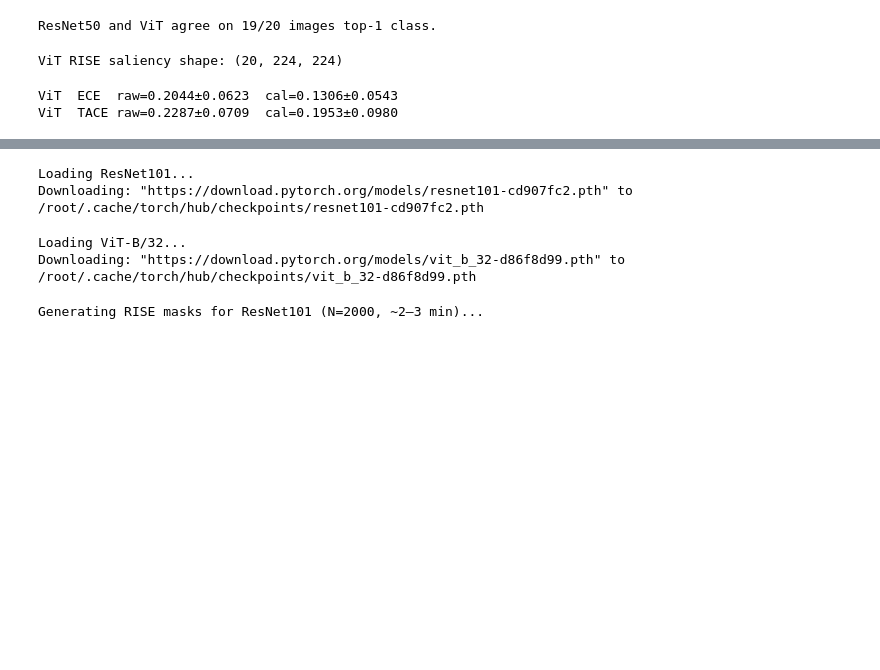
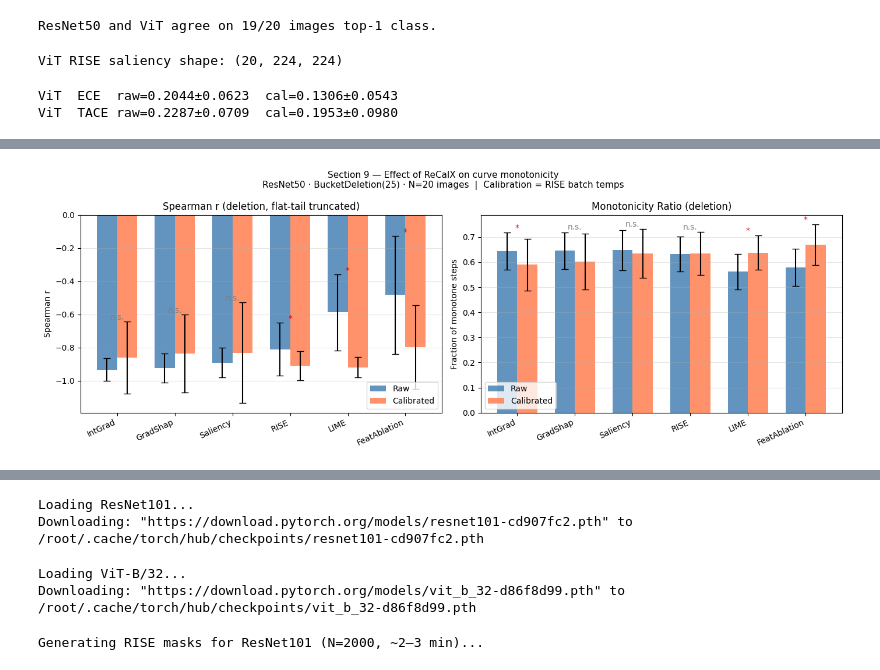
Before and after one commit to kapitan05/causal_calibration, a Jupyter notebook: notebooks/03_calibration_test.ipynb, the cells around one changed output, grey strips where cells are left out. Saved outputs shown, nothing was run; the diff lists cells and outputs as text; code cells hidden in the pictures; blank space fills up the shorter version.

Commit message:
new section 7b

```diff
--- a/notebooks/03_calibration_test.ipynb
+++ b/notebooks/03_calibration_test.ipynb
@@ -1268,39 +1511,90 @@ plt.show()
 # %%
-print(
-    f"{'Method':<16} {'ΔAUC med':>9} {'p(AUC)':>9}{'':>2} "
-    f"{'ΔSpear med':>11} {'p(Spear)':>10}{'':>2} {'Sig?':>5}"
-)
-print("-" * 72)
+# Wilcoxon signed-rank test: does calibration significantly change Spearman r and monotonicity ratio?
+# H0: calibration does not shift the metric  |  alpha = 0.05  |  * = significant
+import pandas as pd
 
+s9_rows = []
 sig_results = {}
+
 for method in METHODS_ALL:
     entries = curve_data[method]
-    raw_aucs = [e["raw_auc"] for e in entries]
-    cal_aucs = [e["cal_auc"] for e in entries]
     raw_sp = [calculate_spearman(e["raw_probs"], e["levels"]) for e in entries]
     cal_sp = [calculate_spearman(e["cal_probs"], e["levels"]) for e in entries]
+    raw_mo = [calculate_monotonicity_ratio(e["raw_probs"], mode="deletion") for e in entries]
+    cal_mo = [calculate_monotonicity_ratio(e["cal_probs"], mode="deletion") for e in entries]
 
-    _, p_auc = test_calibration_significance(raw_aucs, cal_aucs)
     _, p_sp = test_calibration_significance(raw_sp, cal_sp)
+    _, p_mo = test_calibration_significance(raw_mo, cal_mo)
 
-    d_auc = float(np.median(np.array(cal_aucs) - np.array(raw_aucs)))
     d_sp = float(np.median(np.array(cal_sp) - np.array(raw_sp)))
-    sig = "YES *" if p_auc < 0.05 or p_sp < 0.05 else "no"
+    d_mo = float(np.median(np.array(cal_mo) - np.array(raw_mo)))
 
-    sig_results[method] = dict(d_auc=d_auc, p_auc=p_auc, d_sp=d_sp, p_sp=p_sp)
+    sig_results[method] = dict(
+        raw_sp=raw_sp, cal_sp=cal_sp, p_sp=p_sp,
+        raw_mo=raw_mo, cal_mo=cal_mo, p_mo=p_mo,
+    )
+    s9_rows.append({
+        "Method":    METHOD_LABELS[method],
+        "Spear raw": f"{np.mean(raw_sp):+.3f} ±{np.std(raw_sp):.3f}",
+        "Spear cal": f"{np.mean(cal_sp):+.3f} ±{np.std(cal_sp):.3f}",
+        "ΔSpear":   f"{d_sp:+.4f}",
+        "p(Spear)":  f"{p_sp:.4f}{'*' if p_sp < 0.05 else ''}",
+        "Mono raw":  f"{np.mean(raw_mo):.3f} ±{np.std(raw_mo):.3f}",
+        "Mono cal":  f"{np.mean(cal_mo):.3f} ±{np.std(cal_mo):.3f}",
+        "ΔMono":    f"{d_mo:+.4f}",
+        "p(Mono)":   f"{p_mo:.4f}{'*' if p_mo < 0.05 else ''}",
+    })
 
-    auc_star = "*" if p_auc < 0.05 else " "
-    sp_star = "*" if p_sp < 0.05 else " "
-    print(
-        f"{METHOD_LABELS[method]:<16} {d_auc:>+9.4f} {p_auc:>9.4f}{auc_star:>2} "
-        f"{d_sp:>+11.4f} {p_sp:>10.4f}{sp_star:>2} {sig:>5}"
-    )
+df_s9 = pd.DataFrame(s9_rows)
+print("Wilcoxon signed-rank test — effect of ReCalX on Spearman r and Monotonicity ratio")
+print("Calibration = RISE batch-fitted temperatures (Section 3)  |  N=20 images per method")
+print()
+print(df_s9.to_string(index=False))
+print()
+print("* = p < 0.05 (significant)  |  delta = median(calibrated − raw)")
+print("Spearman r: deletion ideal −1  |  Monotonicity: fraction of monotone steps, ideal 1.0")
 
-print("\nInterpretation (α=0.05, * = significant):")
-for method in METHODS_ALL:
-    r = sig_results[method]
-    lbl = METHOD_LABELS[method]
-    auc_str = f"AUC {'↓' if r['d_auc'] < 0 else '↑'} p={r['p_auc']:.3f}{'*' if r['p_auc'] < 0.05 else ''}"
-    sp_str = f"Spearman {'↓' if r['d_sp'] < 0 else '↑'} p={r['p_sp']:.3f}{'*' if r['p_sp'] < 0.05 else ''}"
-    print(f"  {lbl}: {auc_str}  |  {sp_str}")
+# Bar chart: Spearman and Monotonicity side by side, raw vs calibrated
+sort_idx = np.argsort([np.mean(sig_results[m]["raw_sp"]) for m in METHODS_ALL])
+sorted_methods = [METHODS_ALL[i] for i in sort_idx]
+sorted_labels  = [METHOD_LABELS[m] for m in sorted_methods]
+
+x = np.arange(len(sorted_methods))
+w = 0.35
+
+fig, axes = plt.subplots(1, 2, figsize=(14, 5))
+
+for ax, raw_key, cal_key, p_key, title, ylabel in [
+    (axes[0], "raw_sp", "cal_sp", "p_sp",
+     "Spearman r (deletion, flat-tail truncated)", "Spearman r"),
+    (axes[1], "raw_mo", "cal_mo", "p_mo",
+     "Monotonicity Ratio (deletion)", "Fraction of monotone steps"),
+]:
+    raw_v = [np.mean(sig_results[m][raw_key]) for m in sorted_methods]
+    cal_v = [np.mean(sig_results[m][cal_key]) for m in sorted_methods]
+    raw_e = [np.std(sig_results[m][raw_key])  for m in sorted_methods]
+    cal_e = [np.std(sig_results[m][cal_key])  for m in sorted_methods]
+    ax.bar(x - w/2, raw_v, w, yerr=raw_e, label="Raw",        color="steelblue", alpha=0.85, capsize=4)
+    ax.bar(x + w/2, cal_v, w, yerr=cal_e, label="Calibrated", color="coral",     alpha=0.85, capsize=4)
+
+    for j, m in enumerate(sorted_methods):
+        p = sig_results[m][p_key]
+        top = max(raw_v[j] + raw_e[j], cal_v[j] + cal_e[j]) + 0.01
+        ax.text(x[j], top, "*" if p < 0.05 else "n.s.", ha="center", fontsize=10,
+                color="red" if p < 0.05 else "gray")
+
+    ax.set_xticks(x)
+    ax.set_xticklabels(sorted_labels, rotation=25, ha="right")
+    ax.set_title(title)
+    ax.set_ylabel(ylabel)
+    ax.legend()
+    ax.grid(axis="y", alpha=0.3)
+
+plt.suptitle(
+    "Section 9 — Effect of ReCalX on curve monotonicity\n"
+    "ResNet50 · BucketDeletion(25) · N=20 images  |  Calibration = RISE batch temps",
+    fontsize=11,
+)
+plt.tight_layout()
+plt.show()
 # %% [output]
@@ -1323 +1614,2 @@ Interpretation (α=0.05, * = significant):
+[figure, added]
 # %% [markdown]
```
Also changed, not shown: parts of 45 cells of this notebook.
